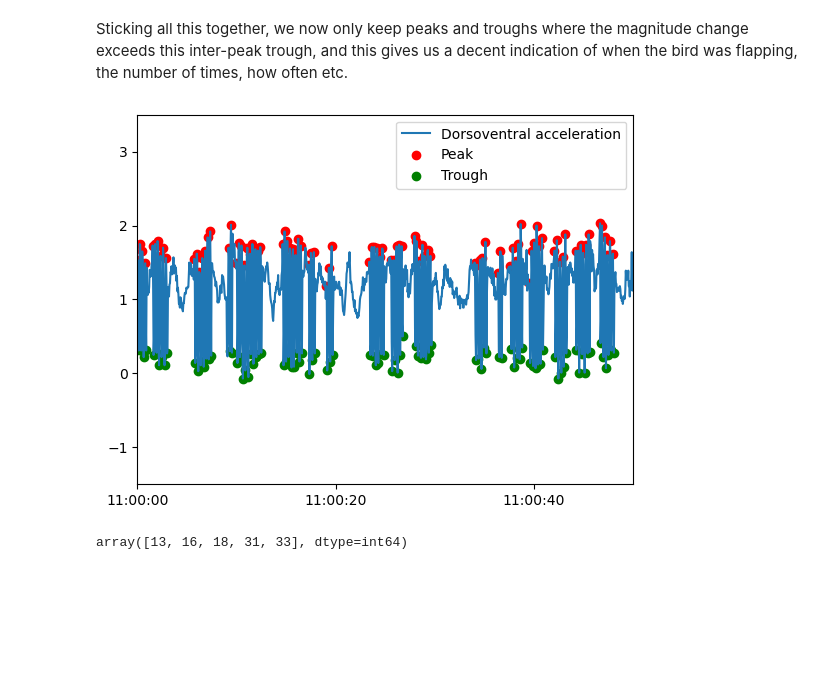
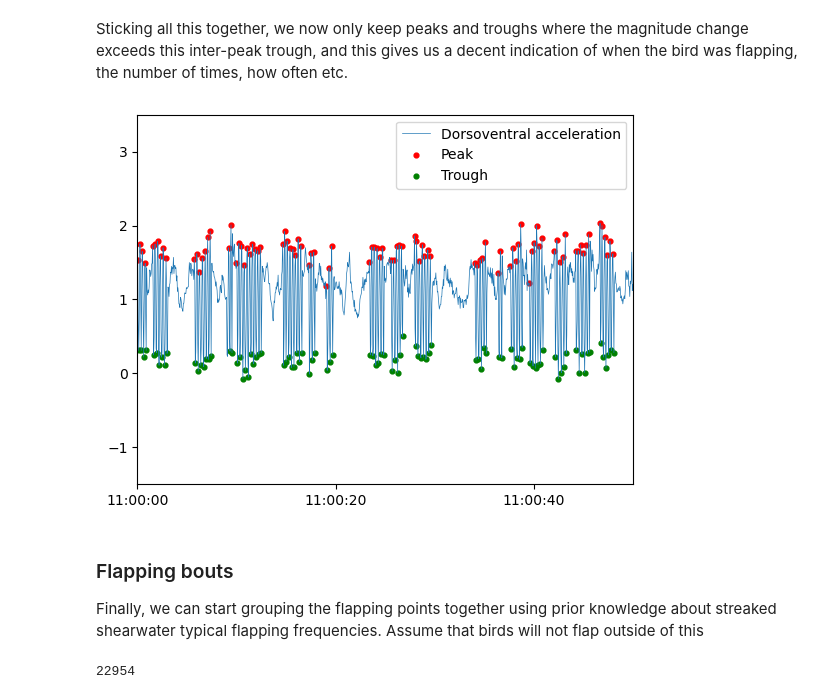
Before and after one commit to takujinonda/BiPAnalysisCodeShare, a Jupyter notebook: forage_detect/DVLexplanation.ipynb, the cells around one changed output. Saved outputs shown, nothing was run; the diff lists cells and outputs as text; code cells hidden in the pictures; blank space fills up the shorter version.

```diff
--- a/forage_detect/DVLexplanation.ipynb
+++ b/forage_detect/DVLexplanation.ipynb
@@ -157,10 +157,9 @@ if peaks[0] > troughs[0]:
 if peaks[-1] > troughs[-1]:
     peaks.pop(-1)
 # %%
-xformatter = mdates.DateFormatter('%H:%M:%S')
-plt.plot(tagData['18017']['acc'].DT,tagData['18017']['acc'].Z,label='Dorsoventral acceleration')
-plt.scatter(tagData['18017']['acc'].DT[peaks],sig[peaks],c='r',label='Peak')
-plt.scatter(tagData['18017']['acc'].DT[troughs],sig[troughs],c='g',label='Trough')
+plt.plot(tagData['18017']['acc'].DT,tagData['18017']['acc'].Z,label='Dorsoventral acceleration',linewidth=.5)
+plt.scatter(tagData['18017']['acc'].DT[peaks],sig[peaks],c='r',label='Peak',s=12)
+plt.scatter(tagData['18017']['acc'].DT[troughs],sig[troughs],c='g',label='Trough',s=12)
 plt.legend()
 plt.xlim(tagData['18017']['acc'].DT[0],tagData['18017']['acc'].DT[1000])
 plt.ylim(-1.5,3.5)
@@ -197,24 +196,21 @@ plt.legend()
 # %% [markdown]
 Sticking all this together, we now only keep peaks and troughs where the magnitude change exceeds this inter-peak trough, and this gives us a decent indication of when the bird was flapping, the number of times, how often etc.
 # %%
-xformatter = mdates.DateFormatter('%H:%M:%S')
-plt.plot(tagData['18017']['acc'].DT,tagData['18017']['acc'].Z,label='Dorsoventral acceleration')
-plt.scatter(tagData['18017']['acc'].DT[peaks[large_inds]],sig[peaks[large_inds]],c='r',label='Peak')
-plt.scatter(tagData['18017']['acc'].DT[troughs[large_inds]],sig[troughs[large_inds]],c='g',label='Trough')
+plt.plot(tagData['18017']['acc'].DT,tagData['18017']['acc'].Z,label='Dorsoventral acceleration',linewidth=.5)
+plt.scatter(tagData['18017']['acc'].DT[peaks[large_inds]],sig[peaks[large_inds]],c='r',label='Peak',s=12)
+plt.scatter(tagData['18017']['acc'].DT[troughs[large_inds]],sig[troughs[large_inds]],c='g',label='Trough',s=12)
 plt.legend()
 plt.xlim(tagData['18017']['acc'].DT[0],tagData['18017']['acc'].DT[1000])
 plt.ylim(-1.5,3.5)
 plt.xticks(np.datetime_as_string(np.arange(tagData['18017']['acc'].DT[0],tagData['18017']['acc'].DT[1000],np.timedelta64(20,'s')),unit='s'))
 plt.gcf().axes[0].xaxis.set_major_formatter(xformatter)
 # %% [output]
-[figure, old version]
+[figure, new version]
+# %% [markdown]
+### Flapping bouts
+
+Finally, we can start grouping the flapping points together using prior knowledge about streaked shearwater typical flapping frequencies. Assume that birds will not flap outside of this
 # %%
-# flapInds
-# [(y - x) for (x, y) in zip(peaks[flapInds][:-1], peaks[flapInds][1:])]
-# print(len(flapInds),len(peaks))
-
-# [x-y for x,y in zip(a,a[1:])] > (20*1/(4*2))
-
 flapInds = np.sort(np.concatenate([peaks[large_inds],troughs[large_inds]]))
 
 flap_gap = np.array([x-y for x,y in zip(flapInds[1:],flapInds)]) > (2*20/4)
@@ -226,8 +222,19 @@ flapInds[1:10]
 
 
 from itertools import compress
-# list(compress(range(len(flap_gap)),flap_gap))
+separators = np.array(list(compress(range(len(flap_gap)),flap_gap)))
 
-flapInds[5:10]
+# flapInds[0:9]
+
+flap_mask = np.zeros(len(sig))
+for x in range(len(separators)):
+    if x == 0:
+        flap_mask[flapInds[0]:separators[0]] = 1
+    elif x < len(separators):
+        flap_mask[flapInds[separators[x-1]:separators[x]]] = 1
+# add final segment
+flap_mask[flapInds[flapInds > flapInds[separators[-1]]][0]:flapInds[flapInds > flapInds[separators[-1]]][-1]] = 1
-# %% [output]
-array([13, 16, 18, 31, 33], dtype=int64)
+# %%
+len(flapInds)
+# %% [output]
+22954
```
Also changed, not shown: parts of 6 cells of this notebook, 1 other file.
